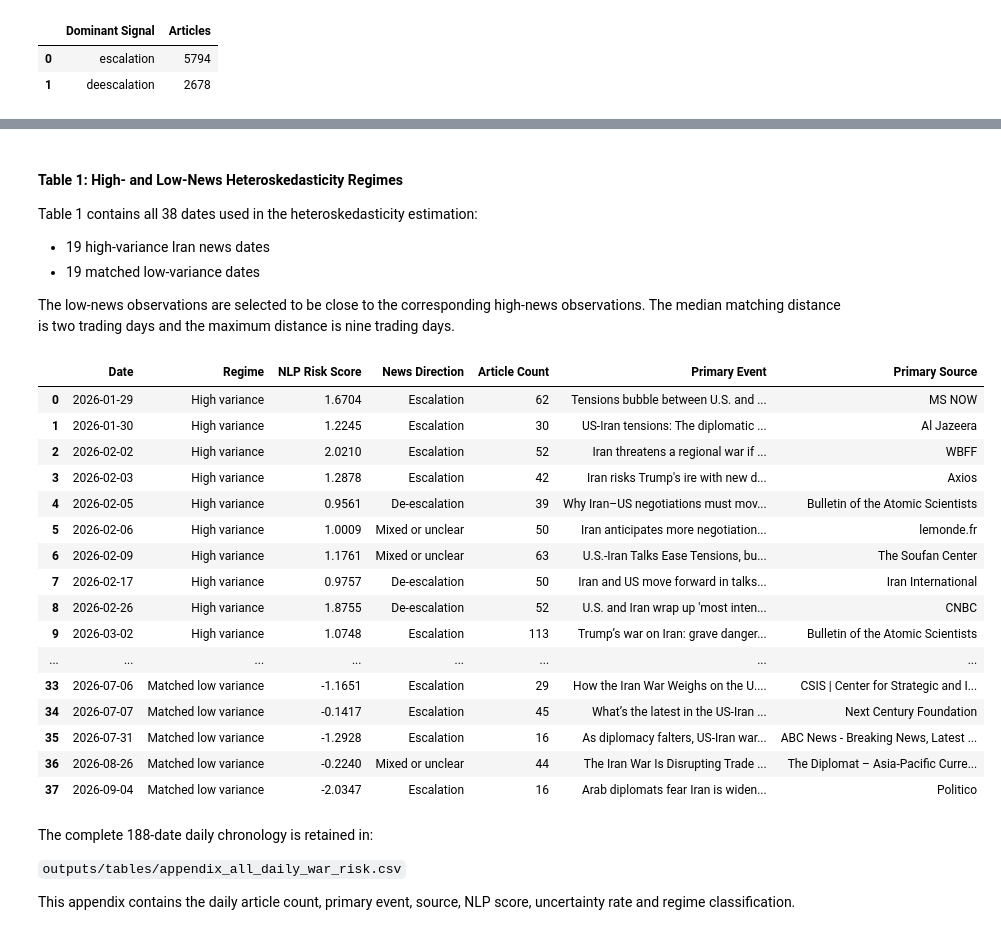
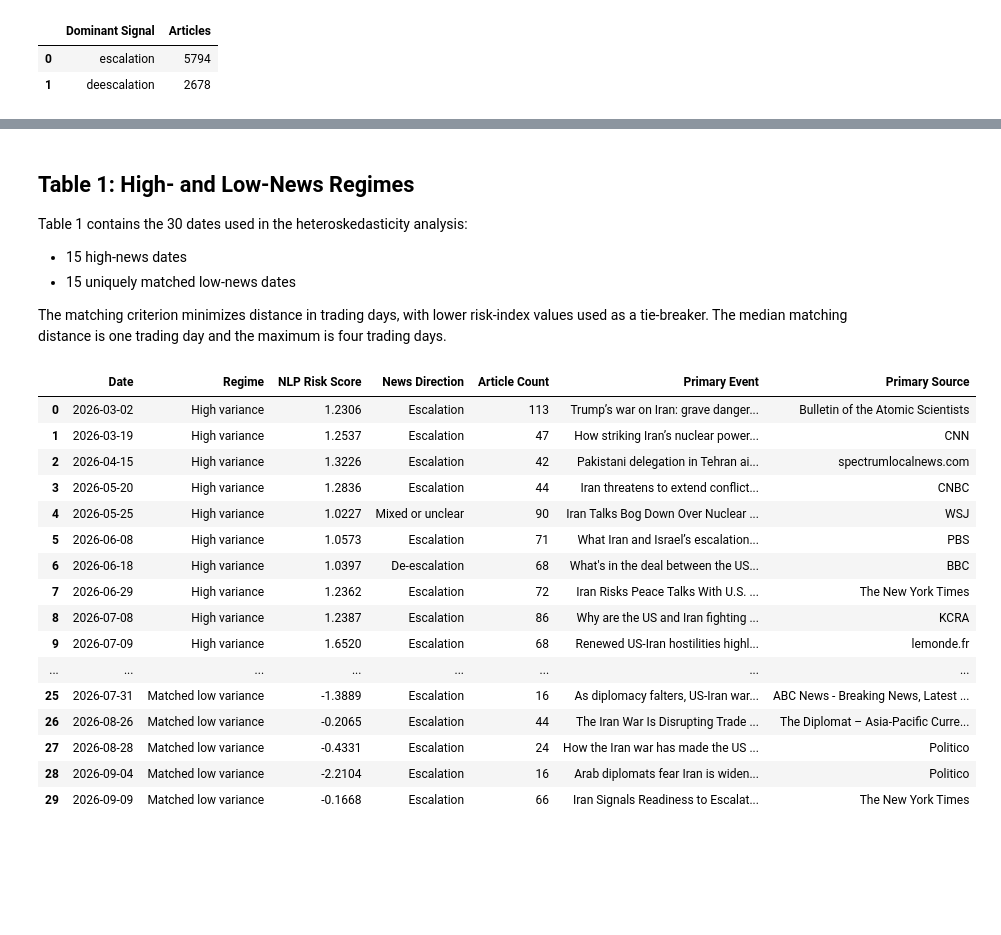
Before and after one commit to Kk2909/FRE-GY-7871A-Assignment3, a Jupyter notebook: notebooks/Assignment3_Iran_War_Risk.ipynb, the cells around one changed output, grey strips where cells are left out. Cells and saved outputs as stored; diff of their text form; code cells hidden in the pictures; blank space fills up the shorter version.

Commit message:
Revise Iran war risk analysis for updated guidance

```diff
--- a/notebooks/Assignment3_Iran_War_Risk.ipynb
+++ b/notebooks/Assignment3_Iran_War_Risk.ipynb
@@ -37,11 +40,14 @@ The analysis consists of the following stages:
 from pathlib import Path
 
 import pandas as pd
-from IPython.display import Image, display
+from IPython.display import Image, Markdown, display
 
-pd.set_option("display.max_columns", 30)
+pd.set_option("display.max_columns", 40)
 pd.set_option("display.max_colwidth", 120)
-pd.set_option("display.float_format", lambda value: f"{value:,.4f}")
+pd.set_option(
+    "display.float_format",
+    lambda value: f"{value:,.4f}",
+)
 
 ROOT = Path.cwd()
 
@@ -79,7 +85,7 @@ table_3 = pd.read_csv(
     ROOT / "outputs/tables/table3_variance_explained.csv"
 )
 
-table_4 = pd.read_csv(
+direct_nlp = pd.read_csv(
     ROOT / "outputs/tables/direct_nlp_regressions.csv"
 )
 
@@ -91,6 +97,22 @@ appendix_daily = pd.read_csv(
     ROOT / "outputs/tables/appendix_all_daily_war_risk.csv"
 )
 
+three_regime_summary = pd.read_csv(
+    ROOT / "outputs/tables/three_regime_market_summary.csv"
+)
+
+three_regime_regressions = pd.read_csv(
+    ROOT / "outputs/tables/three_regime_regressions.csv"
+)
+
+validation_sample = pd.read_csv(
+    ROOT / "outputs/tables/nlp_validation_sample.csv"
+)
+
+ai_evaluation_path = (
+    ROOT / "outputs/tables/ai_methodology_evaluation.md"
+)
+
 print("All final datasets and tables loaded successfully.")
 # %% [output]
 All final datasets and tables loaded successfully.
@@ -258,50 +272,42 @@ display(
 # %% [markdown]
-#### Table 1: High- and Low-News Heteroskedasticity Regimes
+## Table 1: High- and Low-News Regimes
 
-Table 1 contains all 38 dates used in the heteroskedasticity estimation:
+Table 1 contains the 30 dates used in the heteroskedasticity analysis:
 
-- 19 high-variance Iran news dates
-- 19 matched low-variance dates
+- 15 high-news dates
+- 15 uniquely matched low-news dates
 
-The low-news observations are selected to be close to the corresponding high-news observations. The median matching distance is two trading days and the maximum distance is nine trading days.
+The matching criterion minimizes distance in trading days, with lower risk-index values used as a tie-breaker. The median matching distance is one trading day and the maximum is four trading days.
 # %%
-table_1_display = table_1[
+table_1[
     [
         "Date",
         "Regime",
         "NLP Risk Score",
         "News Direction",
         "Article Count",
         "Primary Event",
         "Primary Source",
     ]
-].copy()
-
-table_1_display
+]
 # %% [output]
 |  | Date | Regime | NLP Risk Score | News Direction | Article Count | Primary Event | Primary Source |
-| 0 | 2026-01-29 | High variance | 1.6704 | Escalation | 62 | Tensions bubble between U.S. and ... | MS NOW |
-| 1 | 2026-01-30 | High variance | 1.2245 | Escalation | 30 | US-Iran tensions: The diplomatic ... | Al Jazeera |
-| 2 | 2026-02-02 | High variance | 2.0210 | Escalation | 52 | Iran threatens a regional war if ... | WBFF |
-| 3 | 2026-02-03 | High variance | 1.2878 | Escalation | 42 | Iran risks Trump's ire with new d... | Axios |
-| 4 | 2026-02-05 | High variance | 0.9561 | De-escalation | 39 | Why Iran–US negotiations must mov... | Bulletin of the Atomic Scientists |
-| 5 | 2026-02-06 | High variance | 1.0009 | Mixed or unclear | 50 | Iran anticipates more negotiation... | lemonde.fr |
-| 6 | 2026-02-09 | High variance | 1.1761 | Mixed or unclear | 63 | U.S.-Iran Talks Ease Tensions, bu... | The Soufan Center |
-| 7 | 2026-02-17 | High variance | 0.9757 | De-escalation | 50 | Iran and US move forward in talks... | Iran International |
-| 8 | 2026-02-26 | High variance | 1.8755 | De-escalation | 52 | U.S. and Iran wrap up 'most inten... | CNBC |
-| 9 | 2026-03-02 | High variance | 1.0748 | Escalation | 113 | Trump’s war on Iran: grave danger... | Bulletin of the Atomic Scientists |
+| 0 | 2026-03-02 | High variance | 1.2306 | Escalation | 113 | Trump’s war on Iran: grave danger... | Bulletin of the Atomic Scientists |
+| 1 | 2026-03-19 | High variance | 1.2537 | Escalation | 47 | How striking Iran’s nuclear power... | CNN |
+| 2 | 2026-04-15 | High variance | 1.3226 | Escalation | 42 | Pakistani delegation in Tehran ai... | spectrumlocalnews.com |
+| 3 | 2026-05-20 | High variance | 1.2836 | Escalation | 44 | Iran threatens to extend conflict... | CNBC |
+| 4 | 2026-05-25 | High variance | 1.0227 | Mixed or unclear | 90 | Iran Talks Bog Down Over Nuclear ... | WSJ |
+| 5 | 2026-06-08 | High variance | 1.0573 | Escalation | 71 | What Iran and Israel’s escalation... | PBS |
+| 6 | 2026-06-18 | High variance | 1.0397 | De-escalation | 68 | What's in the deal between the US... | BBC |
+| 7 | 2026-06-29 | High variance | 1.2362 | Escalation | 72 | Iran Risks Peace Talks With U.S. ... | The New York Times |
+| 8 | 2026-07-08 | High variance | 1.2387 | Escalation | 86 | Why are the US and Iran fighting ... | KCRA |
+| 9 | 2026-07-09 | High variance | 1.6520 | Escalation | 68 | Renewed US-Iran hostilities highl... | lemonde.fr |
 | ... | ... | ... | ... | ... | ... | ... | ... |
-| 33 | 2026-07-06 | Matched low variance | -1.1651 | Escalation | 29 | How the Iran War Weighs on the U.... | CSIS | Center for Strategic and I... |
-| 34 | 2026-07-07 | Matched low variance | -0.1417 | Escalation | 45 | What’s the latest in the US-Iran ... | Next Century Foundation |
-| 35 | 2026-07-31 | Matched low variance | -1.2928 | Escalation | 16 | As diplomacy falters, US-Iran war... | ABC News - Breaking News, Latest ... |
-| 36 | 2026-08-26 | Matched low variance | -0.2240 | Mixed or unclear | 44 | The Iran War Is Disrupting Trade ... | The Diplomat – Asia-Pacific Curre... |
-| 37 | 2026-09-04 | Matched low variance | -2.0347 | Escalation | 16 | Arab diplomats fear Iran is widen... | Politico |
+| 25 | 2026-07-31 | Matched low variance | -1.3889 | Escalation | 16 | As diplomacy falters, US-Iran war... | ABC News - Breaking News, Latest ... |
+| 26 | 2026-08-26 | Matched low variance | -0.2065 | Escalation | 44 | The Iran War Is Disrupting Trade ... | The Diplomat – Asia-Pacific Curre... |
+| 27 | 2026-08-28 | Matched low variance | -0.4331 | Escalation | 24 | How the Iran war has made the US ... | Politico |
+| 28 | 2026-09-04 | Matched low variance | -2.2104 | Escalation | 16 | Arab diplomats fear Iran is widen... | Politico |
+| 29 | 2026-09-09 | Matched low variance | -0.1668 | Escalation | 66 | Iran Signals Readiness to Escalat... | The New York Times |
-# %% [markdown]
-The complete 188-date daily chronology is retained in:
-
-`outputs/tables/appendix_all_daily_war_risk.csv`
-
-This appendix contains the daily article count, primary event, source, NLP score, uncertainty rate and regime classification.
 # %%
 appendix_summary = pd.DataFrame(
     {
```
Also changed, not shown: parts of 63 cells of this notebook, 32 other files.
